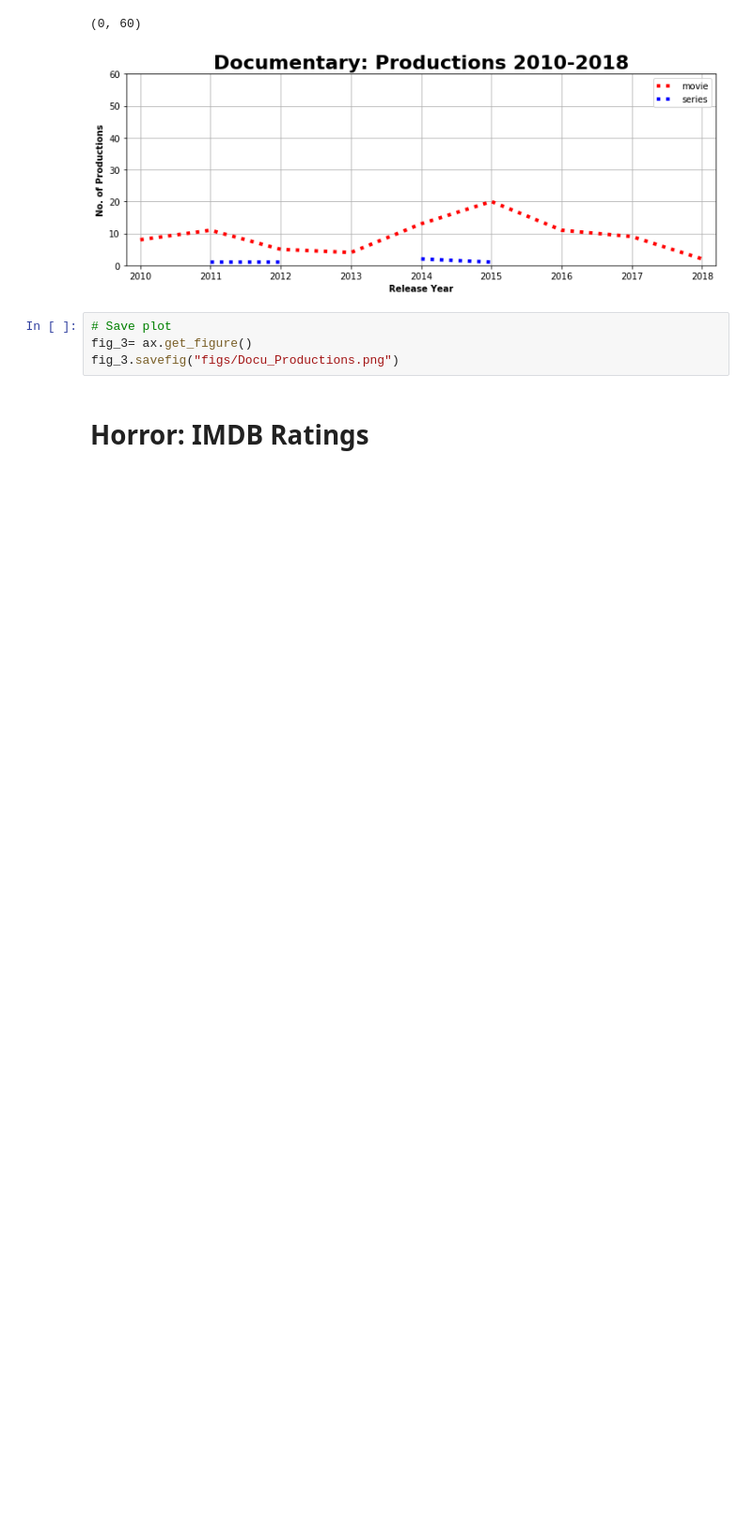
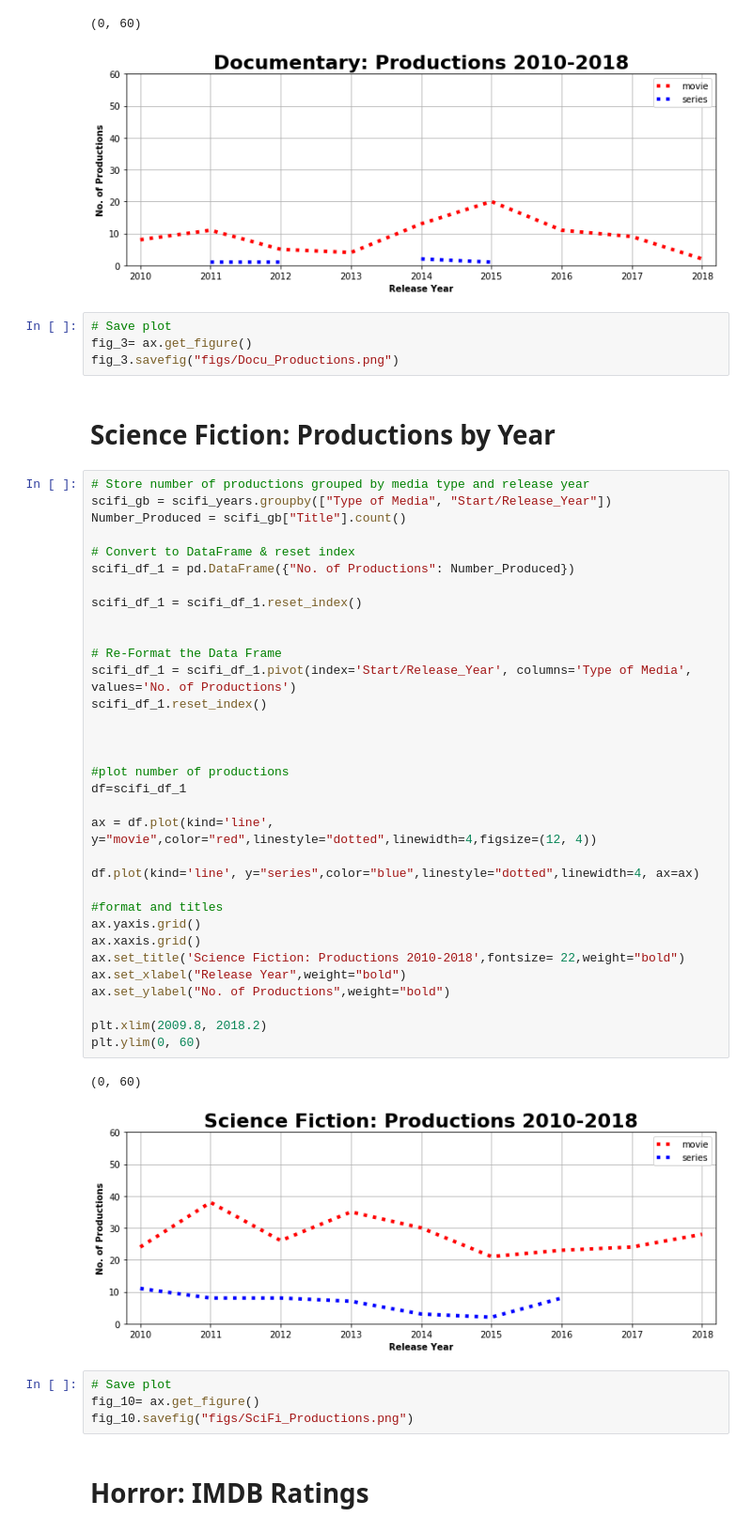
Before and after one commit to ltbird259/Project_1, a Jupyter notebook: media.ipynb, the cells around one changed output. Shown: that part at 94% size. Saved outputs shown, nothing was run; the diff lists cells and outputs as text; blank space fills up the shorter version.

Commit message:
The Final Final
Added Science Fiction

```diff
--- a/media.ipynb
+++ b/media.ipynb
@@ -256,6 +303,48 @@ plt.ylim(0, 60)
 # Save plot
 fig_3= ax.get_figure()
 fig_3.savefig("figs/Docu_Productions.png")
+# %% [markdown]
+# Science Fiction: Productions by Year
+# %%
+# Store number of productions grouped by media type and release year
+scifi_gb = scifi_years.groupby(["Type of Media", "Start/Release_Year"])
+Number_Produced = scifi_gb["Title"].count()
+
+# Convert to DataFrame & reset index
+scifi_df_1 = pd.DataFrame({"No. of Productions": Number_Produced})
+
+scifi_df_1 = scifi_df_1.reset_index()
+
+
+# Re-Format the Data Frame
+scifi_df_1 = scifi_df_1.pivot(index='Start/Release_Year', columns='Type of Media', values='No. of Productions')
+scifi_df_1.reset_index()
+
+
+
+#plot number of productions
+df=scifi_df_1
+
+ax = df.plot(kind='line', y="movie",color="red",linestyle="dotted",linewidth=4,figsize=(12, 4))
+
+df.plot(kind='line', y="series",color="blue",linestyle="dotted",linewidth=4, ax=ax)
+
+#format and titles
+ax.yaxis.grid()
+ax.xaxis.grid()
+ax.set_title('Science Fiction: Productions 2010-2018',fontsize= 22,weight="bold")
+ax.set_xlabel("Release Year",weight="bold")
+ax.set_ylabel("No. of Productions",weight="bold")
+
+plt.xlim(2009.8, 2018.2)
+plt.ylim(0, 60)
+# %% [output]
+(0, 60)
+[figure, added]
+# %%
+# Save plot
+fig_10= ax.get_figure()
+fig_10.savefig("figs/SciFi_Productions.png")
 # %% [markdown]
 # Horror: IMDB Ratings
 # %%
```
Also changed, not shown: parts of 15 cells of this notebook, 5 other files.
